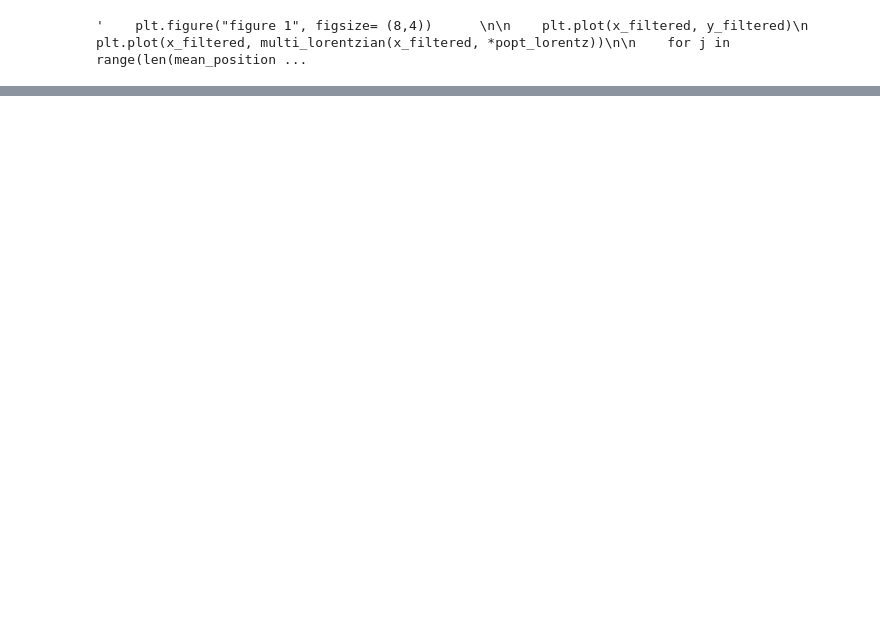
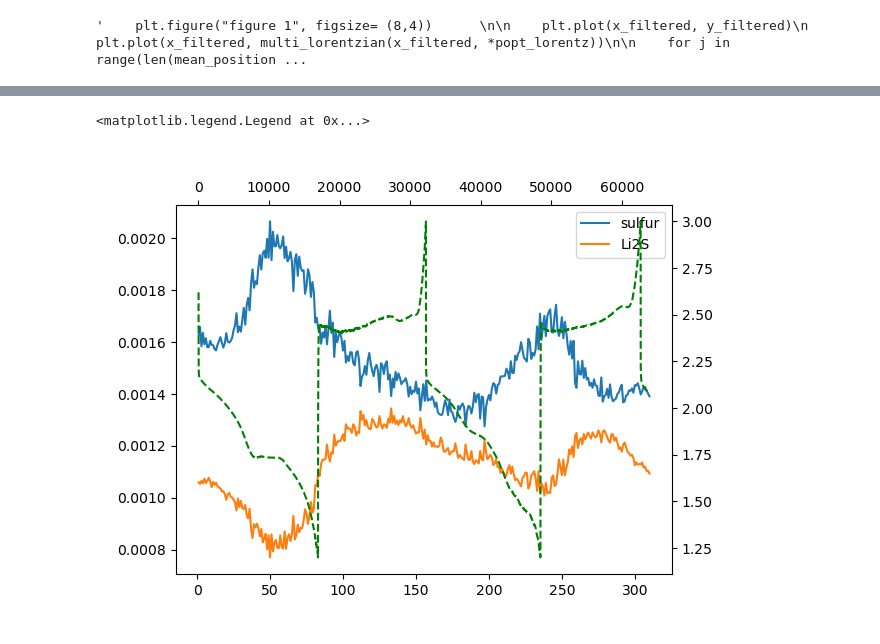
Before and after one commit to PronoyDutta/SAXS_WAXS, a Jupyter notebook: fitting_data.ipynb, the cells around one changed output, grey strips where cells are left out. Saved outputs shown, nothing was run; the diff lists cells and outputs as text; code cells hidden in the pictures; blank space fills up the shorter version.

```diff
--- a/fitting_data.ipynb
+++ b/fitting_data.ipynb
@@ -458,0 +468,17 @@ plt.legend()
+# %%
+sum_sulfur = [(x + y)/2 for x,y in zip(y1, y5)]
+sum_li2S = [(x + y + z)/3 for x,y,z in zip(y2,y3,y4)]
+
+fig, ax1 = plt.subplots()
+
+ax1.plot(x1, sum_sulfur, label = 'sulfur')
+ax1.plot(x1, sum_li2S, label = 'Li2S')
+ax2 = fig.add_axes(ax1.get_position(), frameon=False)
+ax2.plot(Elec_Xdata,Elec_Ydata, 'g--')
+ax2.xaxis.set_ticks_position('top')
+ax2.yaxis.set_ticks_position('right')
+
+ax1.legend()
+# %% [output]
+<matplotlib.legend.Legend at 0x...>
+[figure, added]
```
Also changed, not shown: parts of 7 cells of this notebook, 1 other file.
